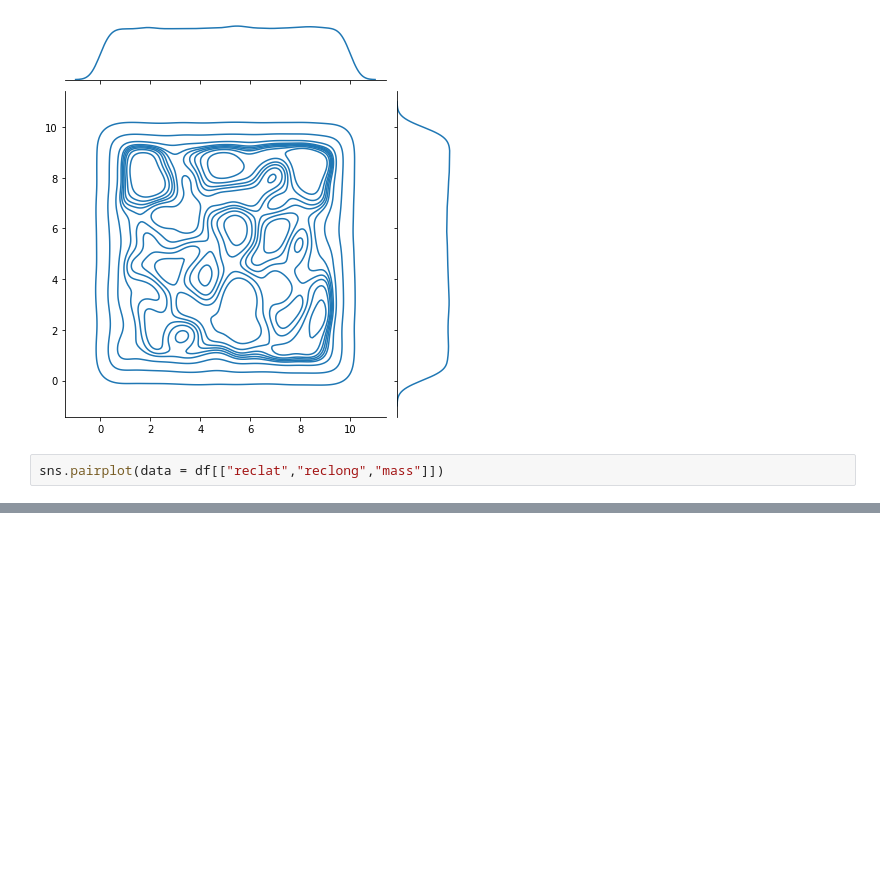
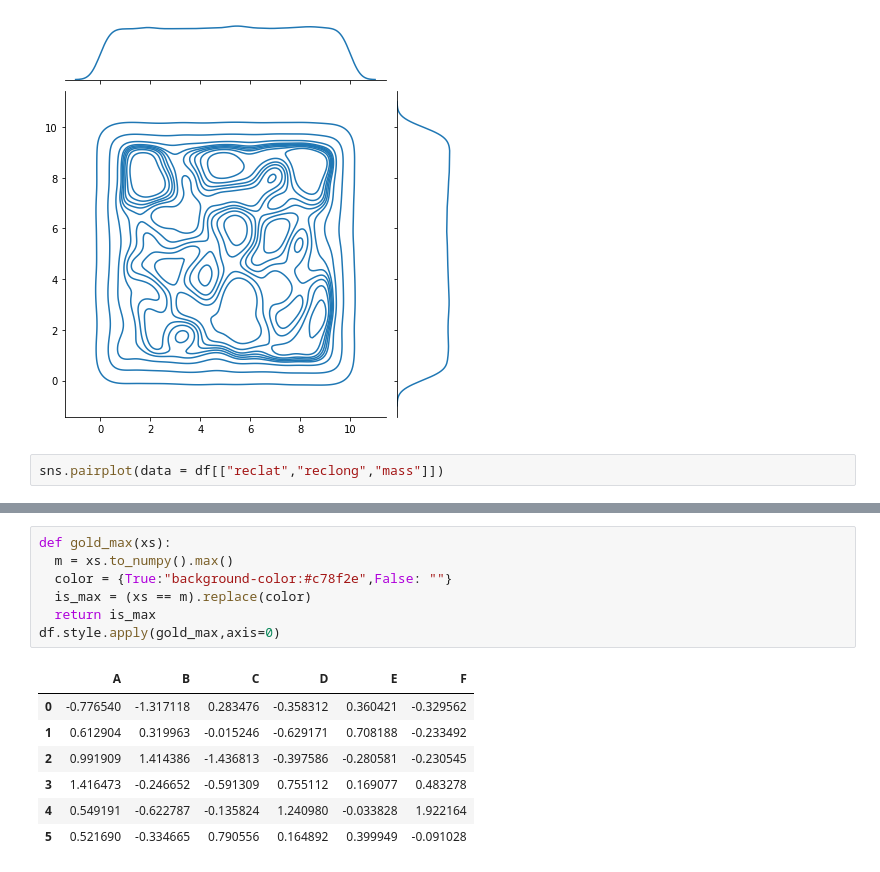
Before and after one commit to FaiqAliSayed/Learning, a Jupyter notebook: Data Visualization/Two_dimensional_data.ipynb, the cells around one changed output, grey strips where cells are left out. Drawn from its saved outputs; the diff is of its cells as text; blank space fills up the shorter version.

```diff
--- a/Data Visualization/Two_dimensional_data.ipynb
+++ b/Data Visualization/Two_dimensional_data.ipynb
@@ -98,0 +124,15 @@ sns.pairplot(data = df[["reclat","reclong","mass"]])
+# %%
+def gold_max(xs):
+  m = xs.to_numpy().max()
+  color = {True:"background-color:#c78f2e",False: ""}
+  is_max = (xs == m).replace(color)
+  return is_max
+df.style.apply(gold_max,axis=0)
+# %% [output]
+|  | A | B | C | D | E | F |
+| 0 | -0.776540 | -1.317118 | 0.283476 | -0.358312 | 0.360421 | -0.329562 |
+| 1 | 0.612904 | 0.319963 | -0.015246 | -0.629171 | 0.708188 | -0.233492 |
+| 2 | 0.991909 | 1.414386 | -1.436813 | -0.397586 | -0.280581 | -0.230545 |
+| 3 | 1.416473 | -0.246652 | -0.591309 | 0.755112 | 0.169077 | 0.483278 |
+| 4 | 0.549191 | -0.622787 | -0.135824 | 1.240980 | -0.033828 | 1.922164 |
+| 5 | 0.521690 | -0.334665 | 0.790556 | 0.164892 | 0.399949 | -0.091028 |
```
Also changed, not shown: parts of 7 cells of this notebook.
